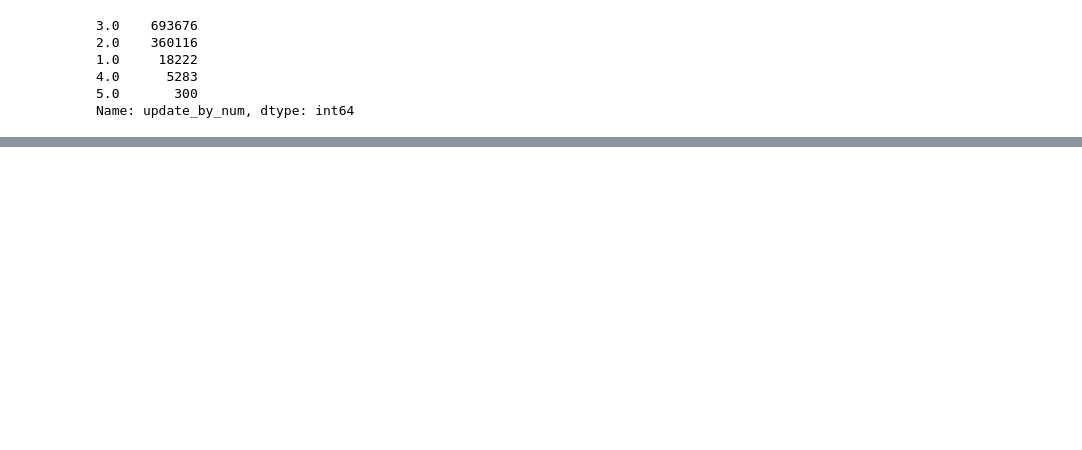
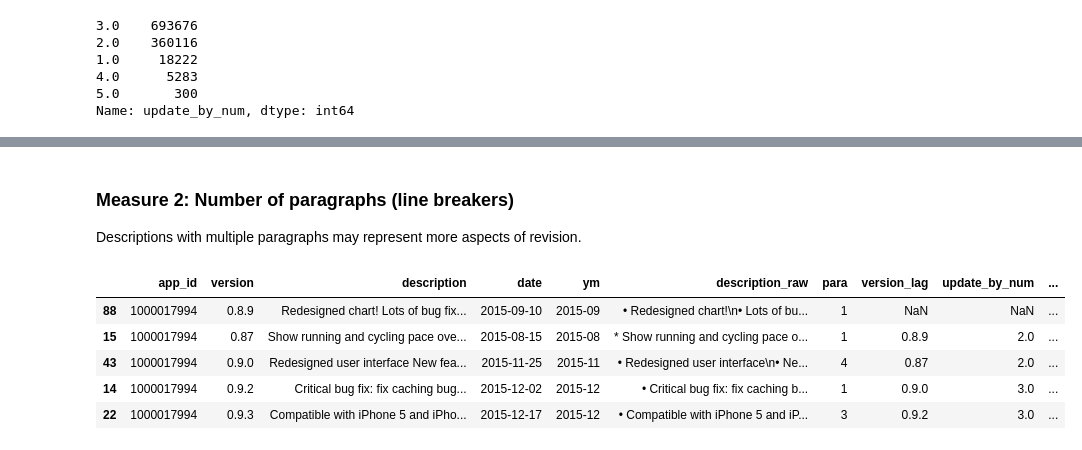
Before and after one commit to YileC928/app-data-privacy-proj, a Jupyter notebook: ios_app_update.ipynb, the cells around one changed output, grey strips where cells are left out. Drawn from its saved outputs; the diff is of its cells as text; code cells hidden in the pictures; blank space fills up the shorter version.

```diff
--- a/ios_app_update.ipynb
+++ b/ios_app_update.ipynb
@@ -182,0 +202,14 @@ ios_df[ios_df['update_by_num'] == 4].head() #sanity check
+# %% [markdown]
+### Measure 2: Number of paragraphs (line breakers)
+Descriptions with multiple paragraphs may represent more aspects of revision.
+# %%
+ios_df['para'] = ios_df['description_raw'].apply(lambda x: x.count('\n')) #number of line breakers -> paragraphs
+# %%
+ios_df.head()
+# %% [output]
+|  | app_id | version | description | date | ym | description_raw | para | version_lag | update_by_num | ... |
+| 88 | 1000017994 | 0.8.9 | Redesigned chart! Lots of bug fix... | 2015-09-10 | 2015-09 | • Redesigned chart!\n• Lots of bu... | 1 | NaN | NaN | ... |
+| 15 | 1000017994 | 0.87 | Show running and cycling pace ove... | 2015-08-15 | 2015-08 | * Show running and cycling pace o... | 1 | 0.8.9 | 2.0 | ... |
+| 43 | 1000017994 | 0.9.0 | Redesigned user interface New fea... | 2015-11-25 | 2015-11 | • Redesigned user interface\n• Ne... | 4 | 0.87 | 2.0 | ... |
+| 14 | 1000017994 | 0.9.2 | Critical bug fix: fix caching bug... | 2015-12-02 | 2015-12 | • Critical bug fix: fix caching b... | 1 | 0.9.0 | 3.0 | ... |
+| 22 | 1000017994 | 0.9.3 | Compatible with iPhone 5 and iPho... | 2015-12-17 | 2015-12 | • Compatible with iPhone 5 and iP... | 3 | 0.9.2 | 3.0 | ... |
```
Also changed, not shown: parts of 23 cells of this notebook.
